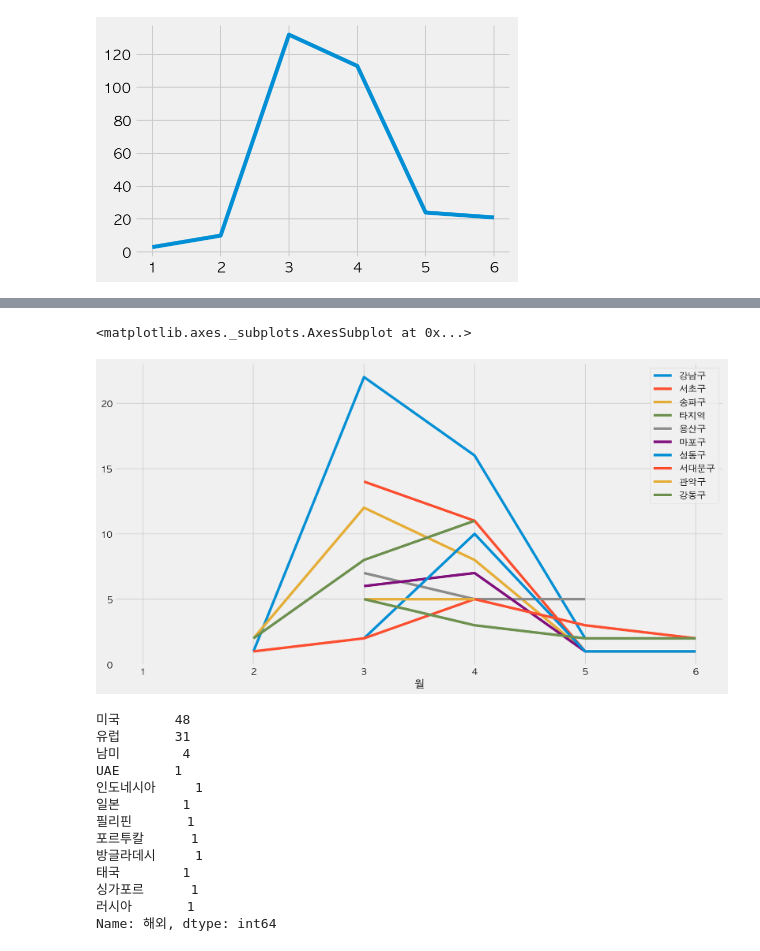
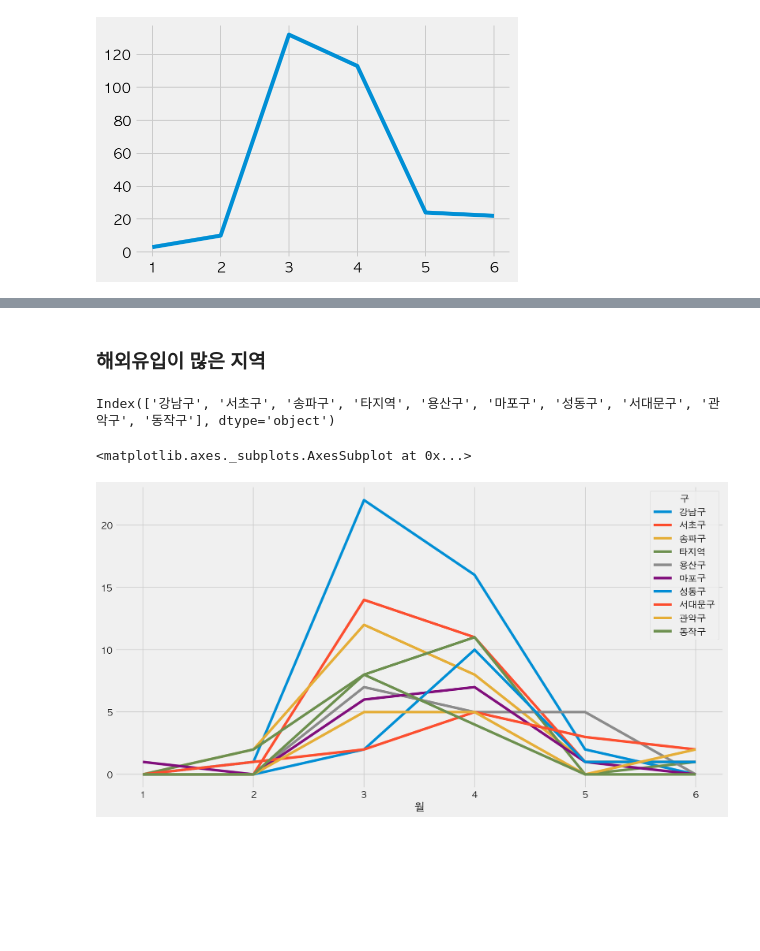
Before and after one commit to corazzon/cracking-the-pandas-cheat-sheet, a Jupyter notebook: seoul-covid-19-02-eda.ipynb, the cells around one changed output, grey strips where cells are left out. Drawn from its saved outputs; the diff is of its cells as text; code cells hidden in the pictures; blank space fills up the shorter version.

```diff
--- a/seoul-covid-19-02-eda.ipynb
+++ b/seoul-covid-19-02-eda.ipynb
@@ -11,0 +8,4 @@ file_name
+# %%
+# file_name 변수에 read_html 로 저장한 파일명을 지정해 줍니다.
+file_name = f"seoul_covid_6_27_.csv"
+file_name
@@ -794,3 +1189,0 @@ df_oversea.shape
-# %%
-df_oversea["해외"] = df_oversea["해외"].replace("우한교민", "우한 교민")
-df_oversea["해외"].value_counts()
@@ -1023,0 +1506,6 @@ Index(['강남구', '서초구', '송파구', '타지역', '용산구', '마포
+# %%
+month_gu = pd.pivot_table(df_oversea,
+               index="월",
+               columns="구",
+               values="환자", aggfunc="count", fill_value=0)
+month_gu.style.background_gradient()
@@ -1024,21 +1521,13 @@ Index(['강남구', '서초구', '송파구', '타지역', '용산구', '마포
+# %% [markdown]
+### 해외유입이 많은 지역
+# %%
+# 해외유입이 많은 상위 10개 지역을 구합니다.
+top_oversea_gu = oversea_count_gu.T.head(10).index
+top_oversea_gu
+# %% [output]
+Index(['강남구', '서초구', '송파구', '타지역', '용산구', '마포구', '성동구', '서대문구', '관악구', '동작구'], dtype='object')
 # %%
-month_gu.loc[top_gu].T.plot(figsize=(15, 8))
+month_gu[top_oversea_gu].plot(figsize=(15, 8))
 # %% [output]
 <matplotlib.axes._subplots.AxesSubplot at 0x...>
-[figure, old version]
+[figure, new version]
-# %%
-df_oversea.loc[df_oversea["구"].isin(["강남구", "서초구", "송파구"]), "해외"].value_counts()
-# %% [output]
-미국       48
-유럽       31
-남미        4
-UAE       1
-인도네시아     1
-일본        1
-필리핀       1
-포르투칼      1
-방글라데시     1
-태국        1
-싱가포르      1
-러시아       1
-Name: 해외, dtype: int64
```
Also changed, not shown: parts of 197 cells of this notebook.
